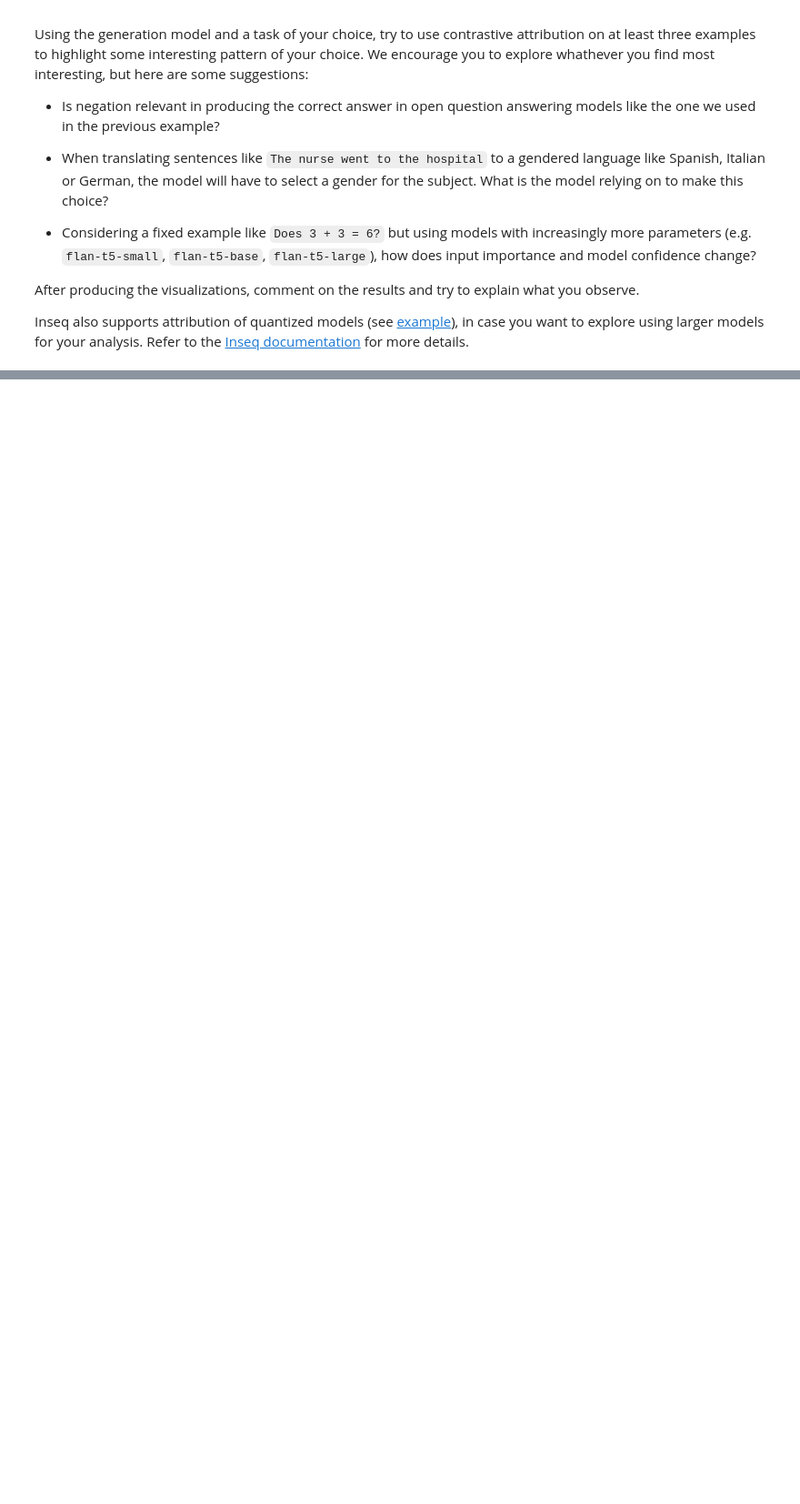
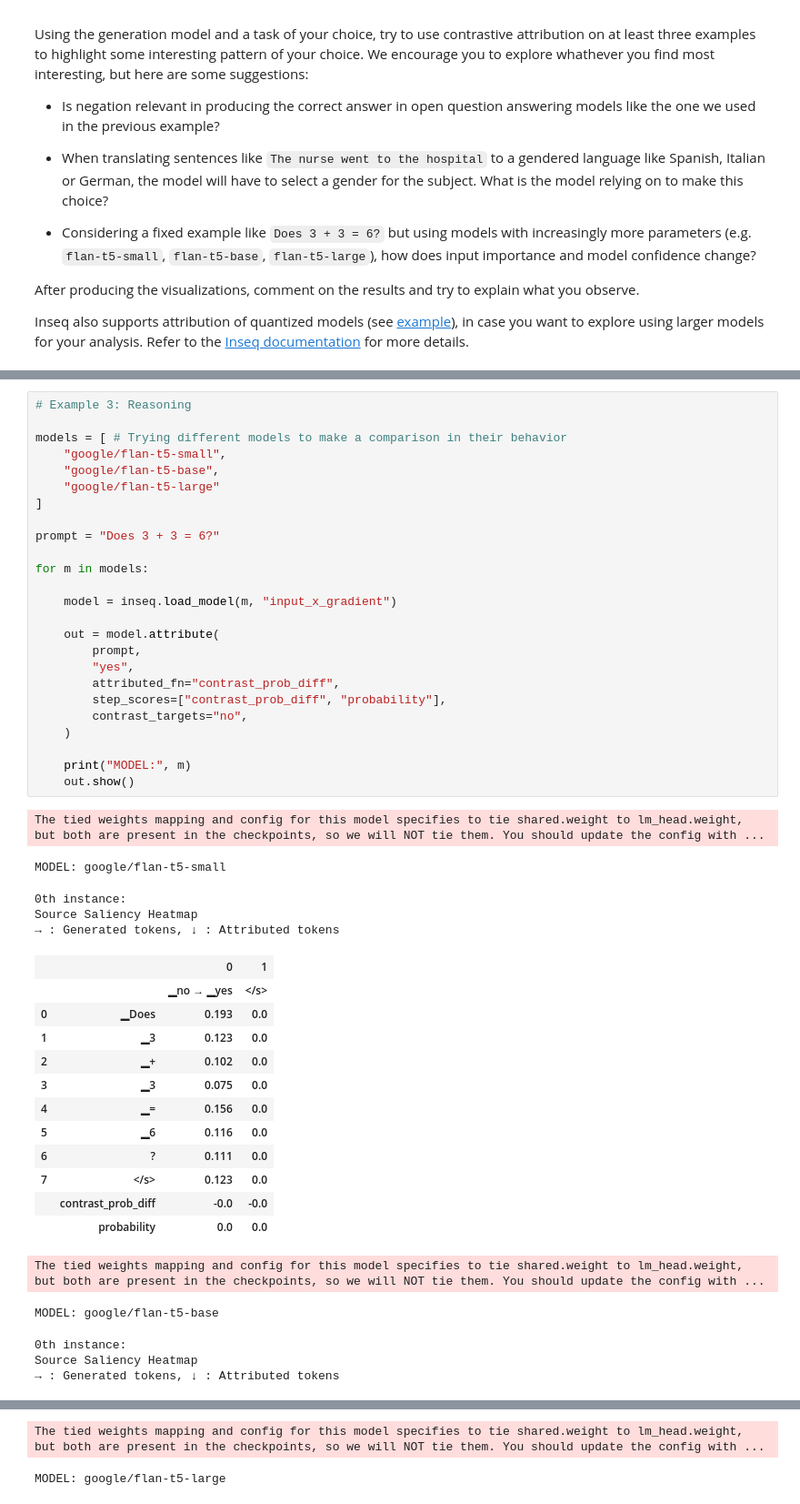
Before and after one commit to matildecmp/IK-NLP-Portfolios, a Jupyter notebook: notebooks/W5E_Inseq_Analysis.ipynb, the cells around one changed output, grey strips where cells are left out. Shown: that part at 91% size. Drawn from its saved outputs; the diff is of its cells as text; blank space fills up the shorter version.

```diff
--- a/notebooks/W5E_Inseq_Analysis.ipynb
+++ b/notebooks/W5E_Inseq_Analysis.ipynb
@@ -325,0 +297,48 @@ Source Saliency Heatmap
+# %%
+# Example 3: Reasoning
+
+models = [ # Trying different models to make a comparison in their behavior
+    "google/flan-t5-small",
+    "google/flan-t5-base",
+    "google/flan-t5-large"
+]
+
+prompt = "Does 3 + 3 = 6?"
+
+for m in models:
+
+    model = inseq.load_model(m, "input_x_gradient")
+
+    out = model.attribute(
+        prompt,
+        "yes",
+        attributed_fn="contrast_prob_diff",
+        step_scores=["contrast_prob_diff", "probability"],
+        contrast_targets="no",
+    )
+
+    print("MODEL:", m)
+    out.show()
+# %% [output]
+The tied weights mapping and config for this model specifies to tie shared.weight to lm_head.weight, but both are present in the checkpoints, so we will NOT tie them. You should update the config with ...
+MODEL: google/flan-t5-small
+0th instance:
+Source Saliency Heatmap
+→ : Generated tokens, ↓ : Attributed tokens
+|  |  | 0 | 1 |
+|  |  | ▁no → ▁yes | </s> |
+| 0 | ▁Does | 0.193 | 0.0 |
+| 1 | ▁3 | 0.123 | 0.0 |
+| 2 | ▁+ | 0.102 | 0.0 |
+| 3 | ▁3 | 0.075 | 0.0 |
+| 4 | ▁= | 0.156 | 0.0 |
+| 5 | ▁6 | 0.116 | 0.0 |
+| 6 | ? | 0.111 | 0.0 |
+| 7 | </s> | 0.123 | 0.0 |
+|  | contrast_prob_diff | -0.0 | -0.0 |
+|  | probability | 0.0 | 0.0 |
+The tied weights mapping and config for this model specifies to tie shared.weight to lm_head.weight, but both are present in the checkpoints, so we will NOT tie them. You should update the config with ...
+MODEL: google/flan-t5-base
+0th instance:
+Source Saliency Heatmap
+→ : Generated tokens, ↓ : Attributed tokens
@@ -325,0 +357,2 @@ Source Saliency Heatmap
+The tied weights mapping and config for this model specifies to tie shared.weight to lm_head.weight, but both are present in the checkpoints, so we will NOT tie them. You should update the config with ...
+MODEL: google/flan-t5-large
```
Also changed, not shown: parts of 8 cells of this notebook.
